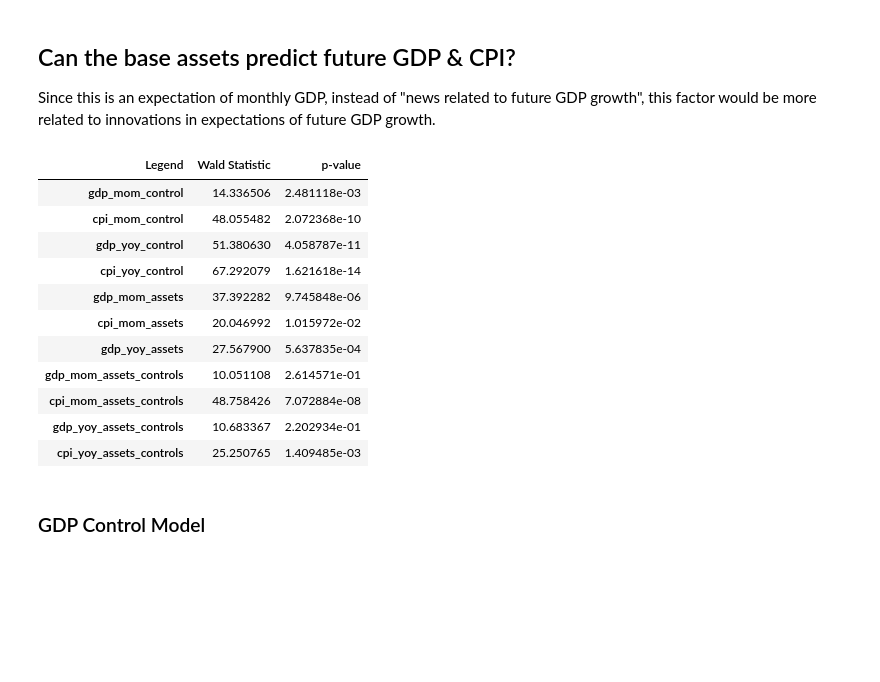
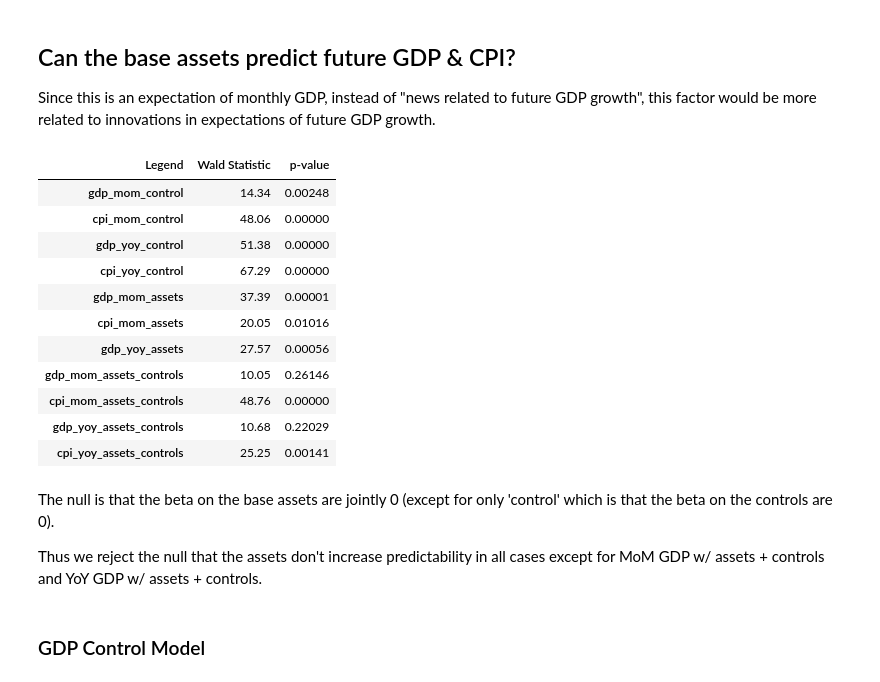
Before and after one commit to santoromano/Macro-Cross-Sectional-Analysis, a Jupyter notebook: mimicking_portfolios.ipynb, the cells around one changed output. Drawn from its saved outputs; the diff is of its cells as text; code cells hidden in the pictures; blank space fills up the shorter version.

Commit message:
Monthly predictions

```diff
--- a/mimicking_portfolios.ipynb
+++ b/mimicking_portfolios.ipynb
@@ -89,7 +89,7 @@ def pred(y, X, test):
     model = sm.OLS(y,X).fit(cov_type='HAC', cov_kwds={'maxlags':12})
     wald = model.wald_test(','.join(test), scalar=True, use_f=False)
 
-    return [wald.statistic, wald.pvalue]
+    return [f'{wald.statistic:0.2f}', f'{wald.pvalue:0.5f}']
 # %%
 def monthly_prediction():
     '''
@@ -136,22 +136,26 @@ def monthly_prediction():
     wald_stats['gdp_yoy_assets_controls'] = pred(gdp_yoy,pd.concat([controls, assets], axis=1),coeffs_1)
     wald_stats['cpi_yoy_assets_controls'] = pred(cpi_yoy,pd.concat([controls, assets], axis=1),coeffs_1)
 
-    return wald_stats
+    return pd.DataFrame(wald_stats).set_index('Legend').T
 # %%
-pd.DataFrame(monthly_prediction()).set_index('Legend').T
+monthly_prediction()
 # %% [output]
 | Legend | Wald Statistic | p-value |
-| gdp_mom_control | 14.336506 | 2.481118e-03 |
-| cpi_mom_control | 48.055482 | 2.072368e-10 |
-| gdp_yoy_control | 51.380630 | 4.058787e-11 |
-| cpi_yoy_control | 67.292079 | 1.621618e-14 |
-| gdp_mom_assets | 37.392282 | 9.745848e-06 |
-| cpi_mom_assets | 20.046992 | 1.015972e-02 |
-| gdp_yoy_assets | 27.567900 | 5.637835e-04 |
-| gdp_mom_assets_controls | 10.051108 | 2.614571e-01 |
-| cpi_mom_assets_controls | 48.758426 | 7.072884e-08 |
-| gdp_yoy_assets_controls | 10.683367 | 2.202934e-01 |
-| cpi_yoy_assets_controls | 25.250765 | 1.409485e-03 |
+| gdp_mom_control | 14.34 | 0.00248 |
+| cpi_mom_control | 48.06 | 0.00000 |
+| gdp_yoy_control | 51.38 | 0.00000 |
+| cpi_yoy_control | 67.29 | 0.00000 |
+| gdp_mom_assets | 37.39 | 0.00001 |
+| cpi_mom_assets | 20.05 | 0.01016 |
+| gdp_yoy_assets | 27.57 | 0.00056 |
+| gdp_mom_assets_controls | 10.05 | 0.26146 |
+| cpi_mom_assets_controls | 48.76 | 0.00000 |
+| gdp_yoy_assets_controls | 10.68 | 0.22029 |
+| cpi_yoy_assets_controls | 25.25 | 0.00141 |
+# %% [markdown]
+The null is that the beta on the base assets are jointly 0 (except for only 'control' which is that the beta on the controls are 0).
+
+Thus we reject the null that the assets don't increase predictability in all cases except for MoM GDP w/ assets + controls and YoY GDP w/ assets + controls.
 # %%
 # Data
 controls = sm.add_constant(predictors.iloc[:,-3:].shift(2).dropna())
```
Also changed, not shown: parts of 1 cell of this notebook.
